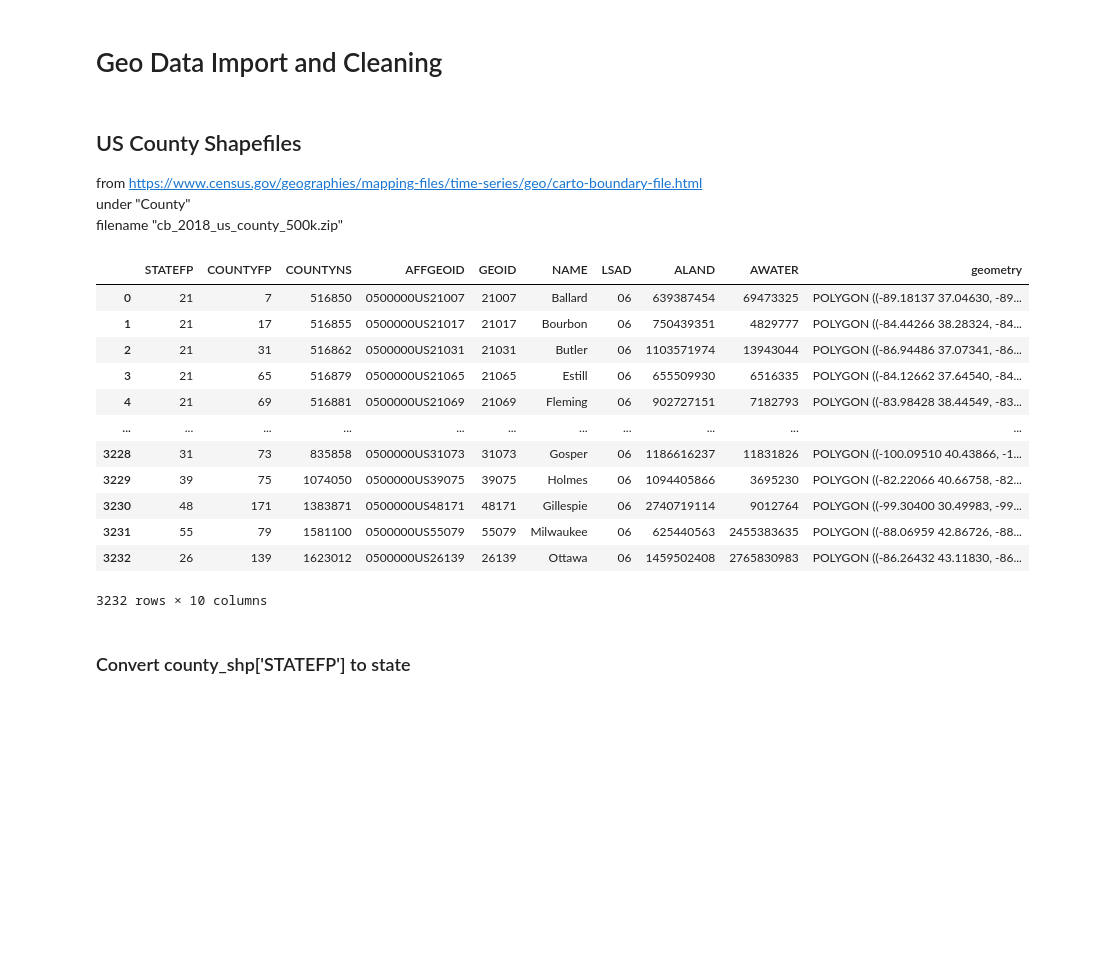
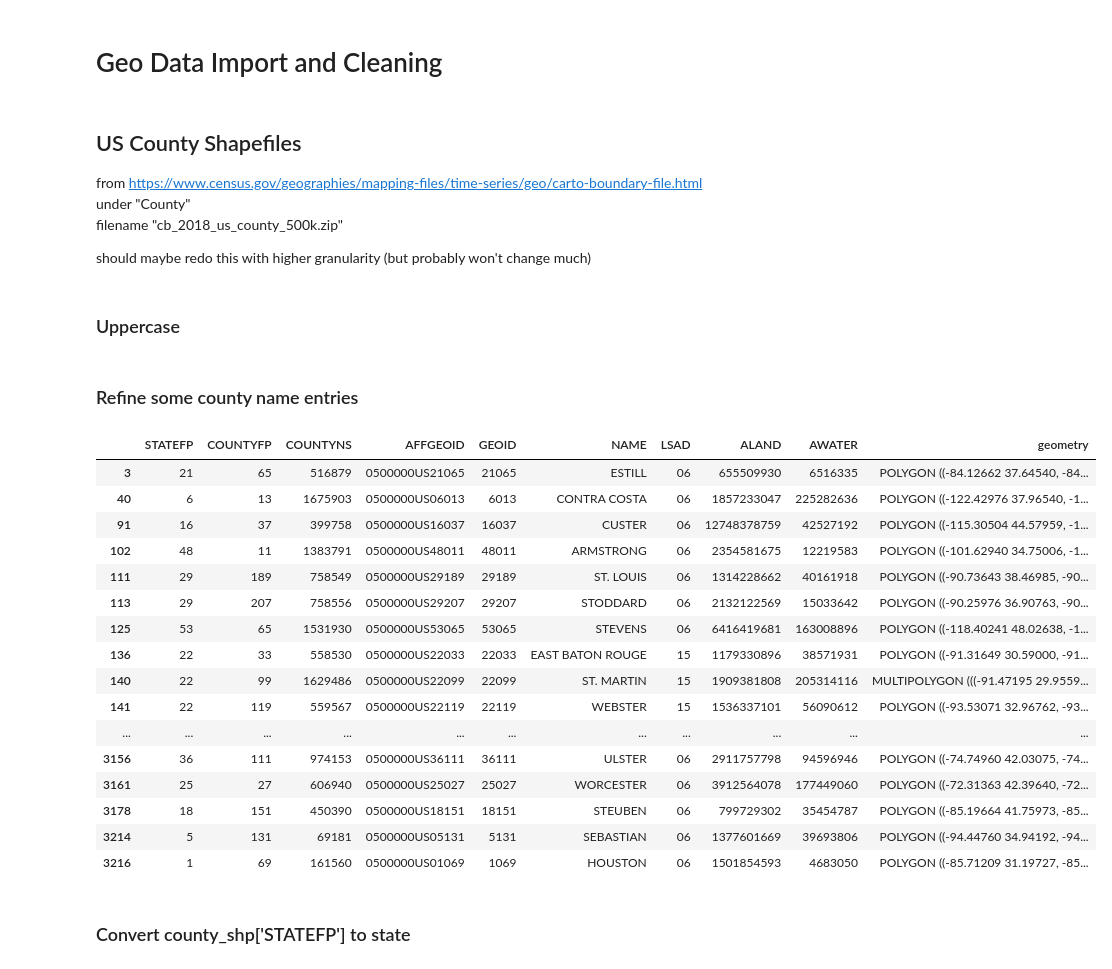
Before and after one commit to m-gaster/Droughts-and-US-Voting, a Jupyter notebook: Impact of Drought on US Voting.ipynb, the cells around one changed output. Cells and saved outputs as stored; diff of their text form; code cells hidden in the pictures; blank space fills up the shorter version.

```diff
--- a/Impact of Drought on US Voting.ipynb
+++ b/Impact of Drought on US Voting.ipynb
@@ -324,8 +373,14 @@ from descartes import PolygonPatch
 from https://www.census.gov/geographies/mapping-files/time-series/geo/carto-boundary-file.html
 under "County"
 filename "cb_2018_us_county_500k.zip"
+
+should maybe redo this with higher granularity (but probably won't change much)
 # %%
 county_shp = gpd.read_file(r"C:\Users\mikha\OneDrive\Desktop\Dropbox\MIKHAEL NEW\mikhael school\Grad School\Master's\Term 2 Classes\544\Replication\My Addition\County Shapefiles (2018)\cb_2018_us_county_500k.shp")
+# %% [markdown]
+### Uppercase
+# %%
+county_shp = county_shp.applymap(lambda s:s.upper() if type(s) == str else s)
 # %%
 county_shp['STATEFP'] = county_shp['STATEFP'].astype('int64')
 county_shp['COUNTYFP'] = county_shp['COUNTYFP'].astype('int64')
@@ -336,19 +391,25 @@ county_shp['AWATER'] = county_shp['AWATER'].astype('int64')
 
 #drop DC - it doesn't have any congressional rep's
 county_shp = county_shp[county_shp['STATEFP'] != 11]
-# %%
-county_shp
-# %% [output]
-|  | STATEFP | COUNTYFP | COUNTYNS | AFFGEOID | GEOID | NAME | LSAD | ALAND | AWATER | geometry |
-| 0 | 21 | 7 | 516850 | 0500000US21007 | 21007 | Ballard | 06 | 639387454 | 69473325 | POLYGON ((-89.18137 37.04630, -89... |
-| 1 | 21 | 17 | 516855 | 0500000US21017 | 21017 | Bourbon | 06 | 750439351 | 4829777 | POLYGON ((-84.44266 38.28324, -84... |
-| 2 | 21 | 31 | 516862 | 0500000US21031 | 21031 | Butler | 06 | 1103571974 | 13943044 | POLYGON ((-86.94486 37.07341, -86... |
-| 3 | 21 | 65 | 516879 | 0500000US21065 | 21065 | Estill | 06 | 655509930 | 6516335 | POLYGON ((-84.12662 37.64540, -84... |
-| 4 | 21 | 69 | 516881 | 0500000US21069 | 21069 | Fleming | 06 | 902727151 | 7182793 | POLYGON ((-83.98428 38.44549, -83... |
-| ... | ... | ... | ... | ... | ... | ... | ... | ... | ... | ... |
-| 3228 | 31 | 73 | 835858 | 0500000US31073 | 31073 | Gosper | 06 | 1186616237 | 11831826 | POLYGON ((-100.09510 40.43866, -1... |
-| 3229 | 39 | 75 | 1074050 | 0500000US39075 | 39075 | Holmes | 06 | 1094405866 | 3695230 | POLYGON ((-82.22066 40.66758, -82... |
-| 3230 | 48 | 171 | 1383871 | 0500000US48171 | 48171 | Gillespie | 06 | 2740719114 | 9012764 | POLYGON ((-99.30400 30.49983, -99... |
-| 3231 | 55 | 79 | 1581100 | 0500000US55079 | 55079 | Milwaukee | 06 | 625440563 | 2455383635 | POLYGON ((-88.06959 42.86726, -88... |
-| 3232 | 26 | 139 | 1623012 | 0500000US26139 | 26139 | Ottawa | 06 | 1459502408 | 2765830983 | POLYGON ((-86.26432 43.11830, -86... |
-3232 rows × 10 columns
+# %% [markdown]
+### Refine some county name entries
+# %%
+county_shp[county_shp['NAME'].str.contains('ST.')]
+# %% [output]
+|  | STATEFP | COUNTYFP | COUNTYNS | AFFGEOID | GEOID | NAME | LSAD | ALAND | AWATER | geometry |
+| 3 | 21 | 65 | 516879 | 0500000US21065 | 21065 | ESTILL | 06 | 655509930 | 6516335 | POLYGON ((-84.12662 37.64540, -84... |
+| 40 | 6 | 13 | 1675903 | 0500000US06013 | 6013 | CONTRA COSTA | 06 | 1857233047 | 225282636 | POLYGON ((-122.42976 37.96540, -1... |
+| 91 | 16 | 37 | 399758 | 0500000US16037 | 16037 | CUSTER | 06 | 12748378759 | 42527192 | POLYGON ((-115.30504 44.57959, -1... |
+| 102 | 48 | 11 | 1383791 | 0500000US48011 | 48011 | ARMSTRONG | 06 | 2354581675 | 12219583 | POLYGON ((-101.62940 34.75006, -1... |
+| 111 | 29 | 189 | 758549 | 0500000US29189 | 29189 | ST. LOUIS | 06 | 1314228662 | 40161918 | POLYGON ((-90.73643 38.46985, -90... |
+| 113 | 29 | 207 | 758556 | 0500000US29207 | 29207 | STODDARD | 06 | 2132122569 | 15033642 | POLYGON ((-90.25976 36.90763, -90... |
+| 125 | 53 | 65 | 1531930 | 0500000US53065 | 53065 | STEVENS | 06 | 6416419681 | 163008896 | POLYGON ((-118.40241 48.02638, -1... |
+| 136 | 22 | 33 | 558530 | 0500000US22033 | 22033 | EAST BATON ROUGE | 15 | 1179330896 | 38571931 | POLYGON ((-91.31649 30.59000, -91... |
+| 140 | 22 | 99 | 1629486 | 0500000US22099 | 22099 | ST. MARTIN | 15 | 1909381808 | 205314116 | MULTIPOLYGON (((-91.47195 29.9559... |
+| 141 | 22 | 119 | 559567 | 0500000US22119 | 22119 | WEBSTER | 15 | 1536337101 | 56090612 | POLYGON ((-93.53071 32.96762, -93... |
+| ... | ... | ... | ... | ... | ... | ... | ... | ... | ... | ... |
+| 3156 | 36 | 111 | 974153 | 0500000US36111 | 36111 | ULSTER | 06 | 2911757798 | 94596946 | POLYGON ((-74.74960 42.03075, -74... |
+| 3161 | 25 | 27 | 606940 | 0500000US25027 | 25027 | WORCESTER | 06 | 3912564078 | 177449060 | POLYGON ((-72.31363 42.39640, -72... |
+| 3178 | 18 | 151 | 450390 | 0500000US18151 | 18151 | STEUBEN | 06 | 799729302 | 35454787 | POLYGON ((-85.19664 41.75973, -85... |
+| 3214 | 5 | 131 | 69181 | 0500000US05131 | 5131 | SEBASTIAN | 06 | 1377601669 | 39693806 | POLYGON ((-94.44760 34.94192, -94... |
+| 3216 | 1 | 69 | 161560 | 0500000US01069 | 1069 | HOUSTON | 06 | 1501854593 | 4683050 | POLYGON ((-85.71209 31.19727, -85... |
```
Also changed, not shown: parts of 102 cells of this notebook.
